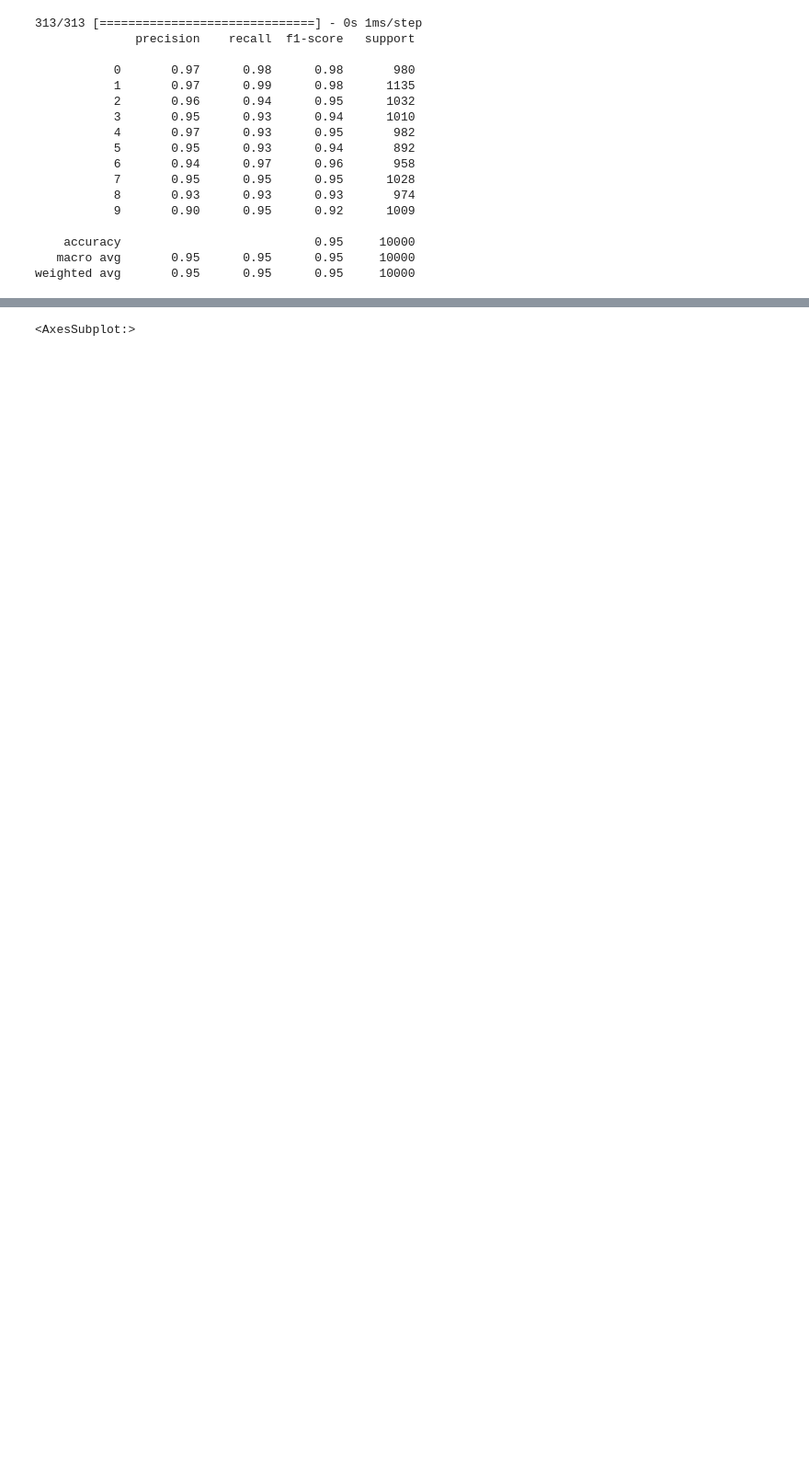
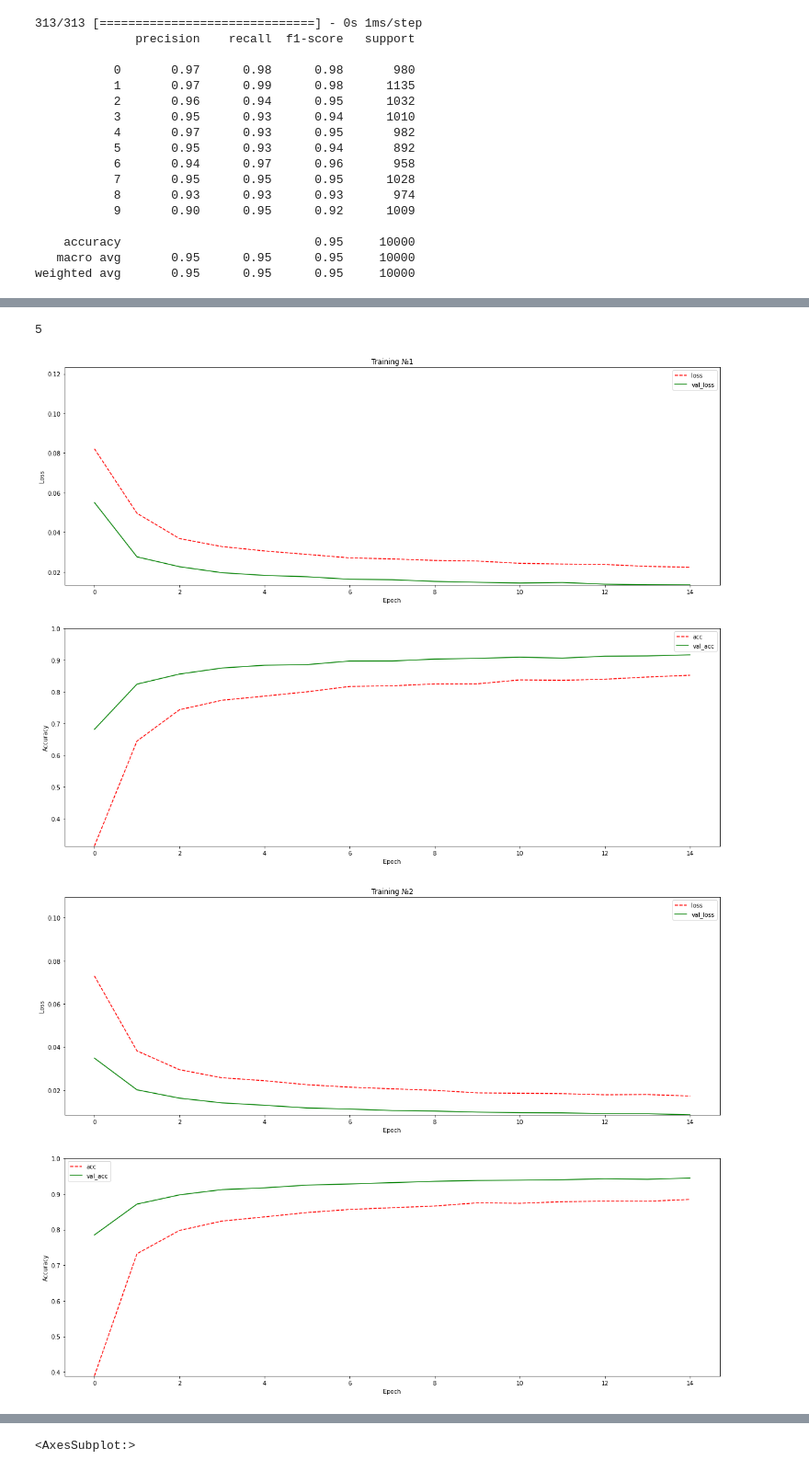
Before and after one commit to Lamantin12/ComputerGraphics, a Jupyter notebook: Mnist model conv2d (lab4).ipynb, the cells around one changed output, grey strips where cells are left out. Shown at 92% size. Saved outputs shown, nothing was run; the diff lists cells and outputs as text; code cells hidden in the pictures; blank space fills up the shorter version.

```diff
--- a/Mnist model conv2d (lab4).ipynb
+++ b/Mnist model conv2d (lab4).ipynb
@@ -162,0 +165,11 @@ weighted avg       0.95      0.95      0.95     10000
+# %%
+num_classes = 10
+batch_size = 128
+epochs = 15
+img_rows = img_cols = 28
+file_image_train = 'mnist/images_trn.bin'
+file_lable_train = 'mnist/labels_trn.bin'
+file_image_test = 'mnist/images_tst.bin'
+file_lable_test = 'mnist/labels_tst.bin'
+x_train, y_train, x_test, y_test = load_from_binary(file_image_train, file_lable_train,
+                                                   file_image_test, file_lable_test, img_rows)
@@ -162,0 +274,4 @@ weighted avg       0.95      0.95      0.95     10000
+# %%
+for i, lst in enumerate(report_list):
+    print(f"\n Training №{i+1} \n")
+    print(lst)
@@ -162,0 +296,30 @@ weighted avg       0.95      0.95      0.95     10000
+# %%
+len(history_list)
+# %% [output]
+5
+# %%
+def one_plot(loss, val_loss, acc, val_acc, num_of_graph=0):
+    #if (num_of_graph==0):
+    fig, ax = plt.subplots(2, 1, figsize=(20,15))
+    ax[0].plot(loss, color = 'r', label = 'loss', linestyle = '--')
+    ax[0].plot(val_loss, color = 'g', label = 'val_loss')
+    ax[1].plot(acc, color = 'r', label = 'acc', linestyle = '--')
+    ax[1].plot(val_acc, color = 'g', label = 'val_acc')
+    ax[0].set_ylim((min(min(val_loss),min(loss)), 1.5*max(val_loss + loss)))
+    ax[1].set_ylim((min(min(val_acc),min(acc)), 1))
+    ax[0].set_ylabel('Loss')
+    ax[0].set_title(f"Training №{num_of_graph + 1}")
+    ax[1].set_ylabel('Accuracy')
+    ax[0].set_xlabel('Epoch')
+    ax[1].set_xlabel('Epoch')
+    ax[0].legend()
+    ax[1].legend()
+# %%
+#fig, ax = plt.subplots(len(history_list), 2, figsize=(20,15))
+for i, hist in enumerate(history_list):
+    hist = hist.history
+    one_plot(hist['loss'], hist['val_loss'],
+         hist['accuracy'], hist['val_accuracy'], i)
+# %% [output]
+[figure, added]
+[figure, added]
```
Also changed, not shown: parts of 14 cells of this notebook.
